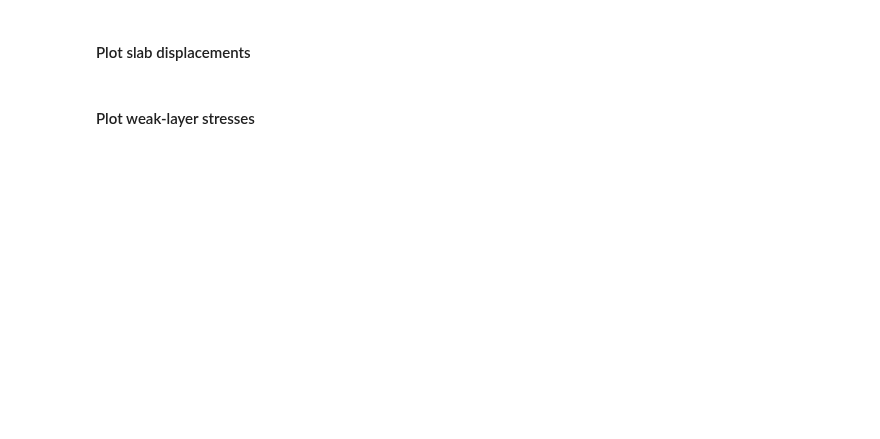
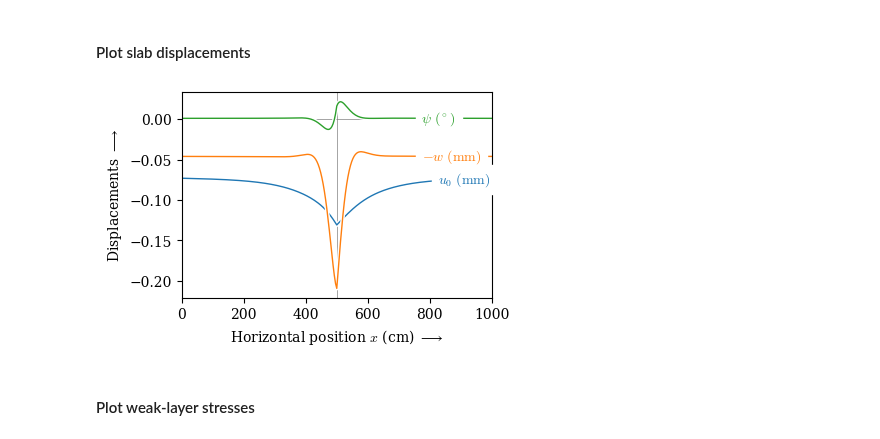
Before and after one commit to 2phi/weac, a Jupyter notebook: demo_weac2.ipynb, the cells around one changed output. Saved outputs shown, nothing was run; the diff lists cells and outputs as text; code cells hidden in the pictures; blank space fills up the shorter version.

```diff
--- a/demo_weac2.ipynb
+++ b/demo_weac2.ipynb
@@ -162,7 +126,9 @@ weac.plot.deformed(skier, xsl=xsl_skier, xwl=xwl_skier, z=z_skier,
 # %% [markdown]
 #### Plot slab displacements
 # %%
-weac.plot.displacements(skier, x=xsl_skier, z=z_skier, **seg_skier)
+skier_plotter.plot_displacements(skier_analyzer, x=xsl_skier, z=z_skier)
+# %% [output]
+[figure, added]
 # %% [markdown]
 #### Plot weak-layer stresses
 # %%
```
Also changed, not shown: parts of 15 cells of this notebook, 13 other files.
